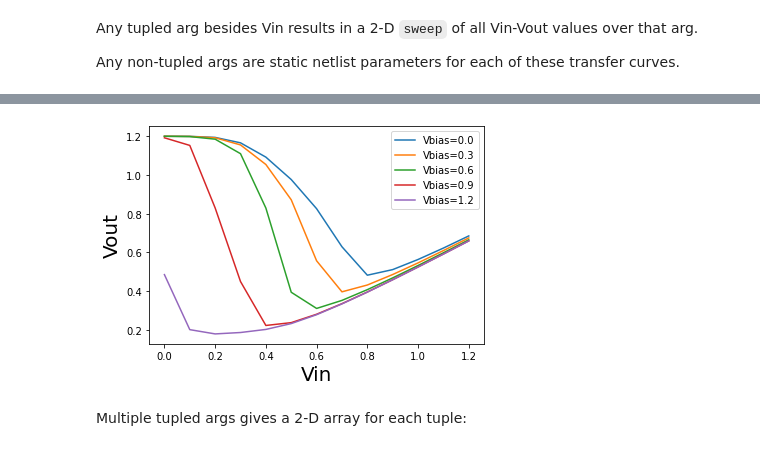
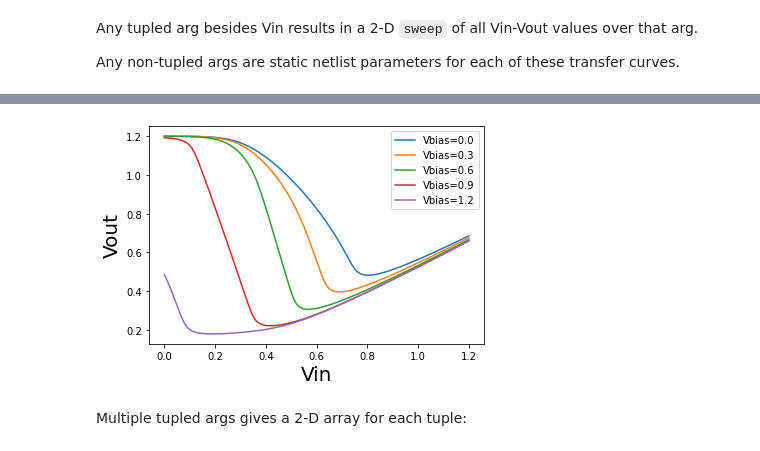
Before and after one commit to Noeloikeau/chaogate, a Jupyter notebook: 00_core.ipynb, the cells around one changed output, grey strips where cells are left out. Cells and saved outputs as stored; diff of their text form; code cells hidden in the pictures.

```diff
--- a/00_core.ipynb
+++ b/00_core.ipynb
@@ -67,12 +63,12 @@ def chaogate(path : str = global_path,
              Vdd : float = 1.2,
              Vin : Optional[float] = 0.45,
              Vbias : float = 0.45,
-             w1 = 120e-9,
-             w2 = 120e-9,
-             w3 = 2000e-9,
-             l1 = 65e-9,
-             l2 = 65e-9,
-             l3 = 65e-9,
+             w1 : int = 120e-9,
+             w2 : int = 120e-9,
+             w3 : int = 2000e-9,
+             l1 : int = 65e-9,
+             l2 : int = 65e-9,
+             l3 : int = 65e-9,
              capacitance : int = 1e-15,
              noise : Optional[float] = 0,
              noise_type : str = 'gaussian',
@@ -102,9 +98,9 @@ def chaogate(path : str = global_path,
 
         `vbias` : bias voltage in Volts. This changes the MOSFET behavior.
 
-        `widths` : MOSFET widths of the three transistors in Meters
+        `w1,w2,w3` : MOSFET widths of the three transistors in Meters
 
-        `lengths` : MOSFET lengths of the three transistors in Meters
+        `l1,l2,l3` : MOSFET lengths of the three transistors in Meters
 
         `capacitance` : capacitor constant in Farads
     '''
@@ -126,7 +122,7 @@ def chaogate(path : str = global_path,
         circuit.V('dd','vdd', circuit.gnd, u_V(Vdd))
     else: #implement random variation of source voltage
         circuit.RandomVoltageSource('dd','vdd', circuit.gnd,
-                                    random_type='gaussian',
+                                    random_type=noise_type,
                                     duration=noise_duration,
                                     time_delay=noise_delay,
                                     parameter1=noise,
@@ -345,7 +343,7 @@ Any tupled arg besides Vin results in a 2-D `sweep` of all Vin-Vout values over
 
 Any non-tupled args are static netlist parameters for each of these transfer curves.
 # %%
-v=sweep(Vin=(0,1.2,0.1),Vbias=(0,1.2,0.3),TEMP=25)
+v=sweep(Vin=(0,1.2,0.01),Vbias=(0,1.2,0.3),TEMP=25)
 for vbias in v.Vbias:
     plt.plot(v.Vin.data,v.sel(Vbias=vbias).data,label=f'Vbias={vbias.data}')
     plt.xlabel('Vin',fontsize=20)
@@ -356,4 +354,4 @@ sweep : Elapsed time: 0.0149 seconds
-[figure, old version]
+[figure, new version]
 # %% [markdown]
 Multiple tupled args gives a 2-D array for each tuple:
 # %%
```
Also changed, not shown: parts of 41 cells of this notebook, 2 other files.
